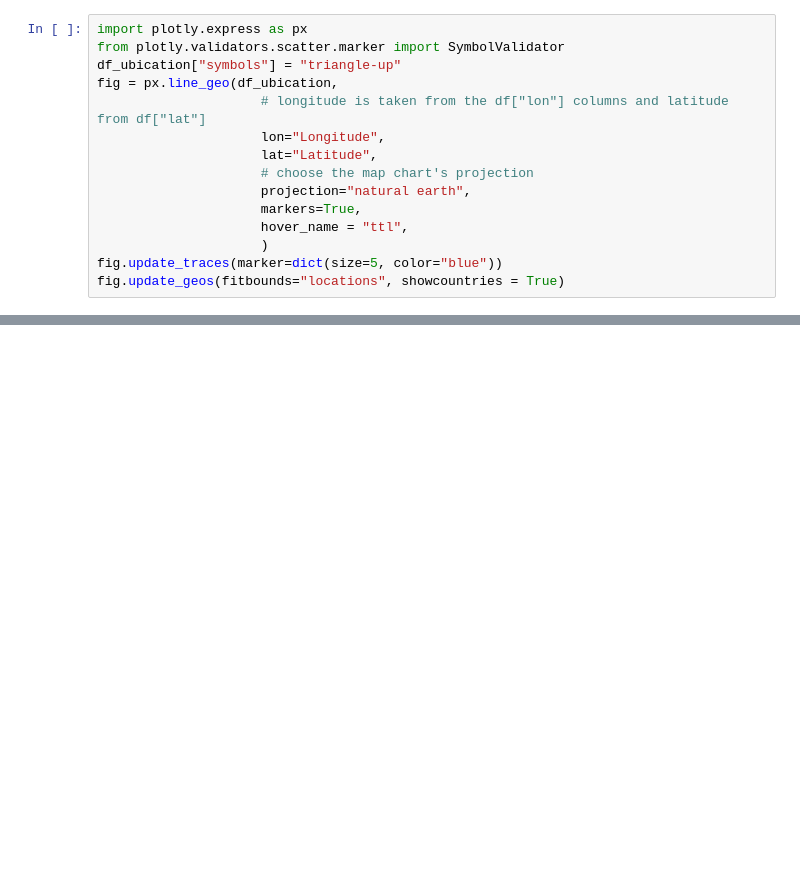
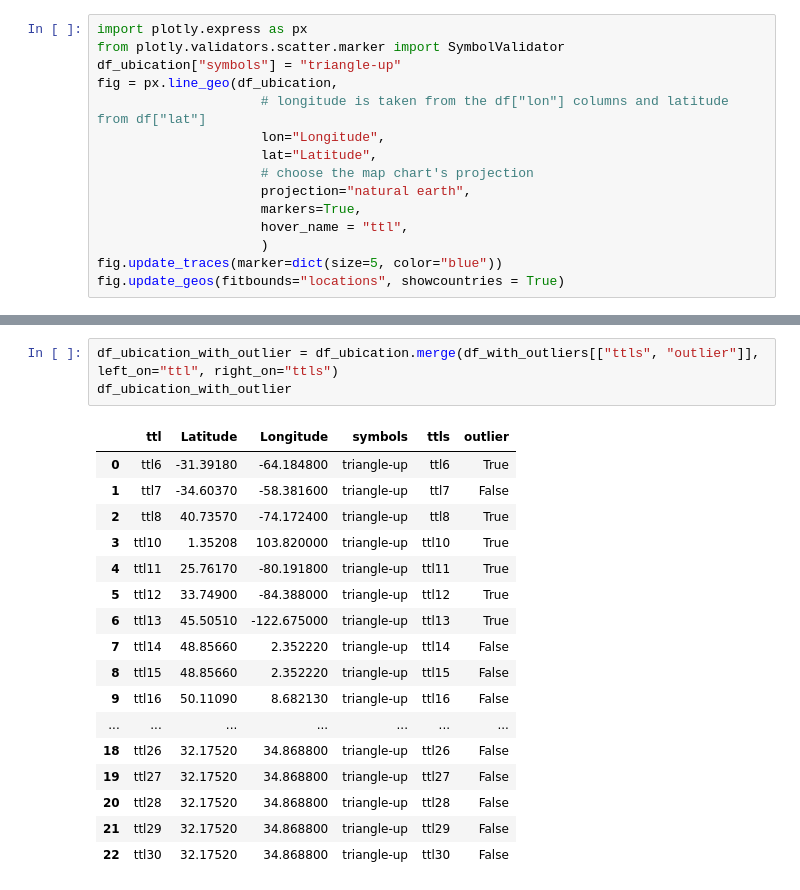
Before and after one commit to Luciano-Tarsia/TP2---Teoria-de-las-Comunicaciones, a Jupyter notebook: experimentacion/exp israel.ipynb, the cells around one changed output, grey strips where cells are left out. Saved outputs shown, nothing was run; the diff lists cells and outputs as text; blank space fills up the shorter version.

```diff
--- a/experimentacion/exp israel.ipynb
+++ b/experimentacion/exp israel.ipynb
@@ -217,0 +286,21 @@ fig.update_geos(fitbounds="locations", showcountries = True)
+# %%
+df_ubication_with_outlier = df_ubication.merge(df_with_outliers[["ttls", "outlier"]], left_on="ttl", right_on="ttls")
+df_ubication_with_outlier
+# %% [output]
+|  | ttl | Latitude | Longitude | symbols | ttls | outlier |
+| 0 | ttl6 | -31.39180 | -64.184800 | triangle-up | ttl6 | True |
+| 1 | ttl7 | -34.60370 | -58.381600 | triangle-up | ttl7 | False |
+| 2 | ttl8 | 40.73570 | -74.172400 | triangle-up | ttl8 | True |
+| 3 | ttl10 | 1.35208 | 103.820000 | triangle-up | ttl10 | True |
+| 4 | ttl11 | 25.76170 | -80.191800 | triangle-up | ttl11 | True |
+| 5 | ttl12 | 33.74900 | -84.388000 | triangle-up | ttl12 | True |
+| 6 | ttl13 | 45.50510 | -122.675000 | triangle-up | ttl13 | True |
+| 7 | ttl14 | 48.85660 | 2.352220 | triangle-up | ttl14 | False |
+| 8 | ttl15 | 48.85660 | 2.352220 | triangle-up | ttl15 | False |
+| 9 | ttl16 | 50.11090 | 8.682130 | triangle-up | ttl16 | False |
+| ... | ... | ... | ... | ... | ... | ... |
+| 18 | ttl26 | 32.17520 | 34.868800 | triangle-up | ttl26 | False |
+| 19 | ttl27 | 32.17520 | 34.868800 | triangle-up | ttl27 | False |
+| 20 | ttl28 | 32.17520 | 34.868800 | triangle-up | ttl28 | False |
+| 21 | ttl29 | 32.17520 | 34.868800 | triangle-up | ttl29 | False |
+| 22 | ttl30 | 32.17520 | 34.868800 | triangle-up | ttl30 | False |
```
Also changed, not shown: parts of 5 cells of this notebook, 4 other files.
